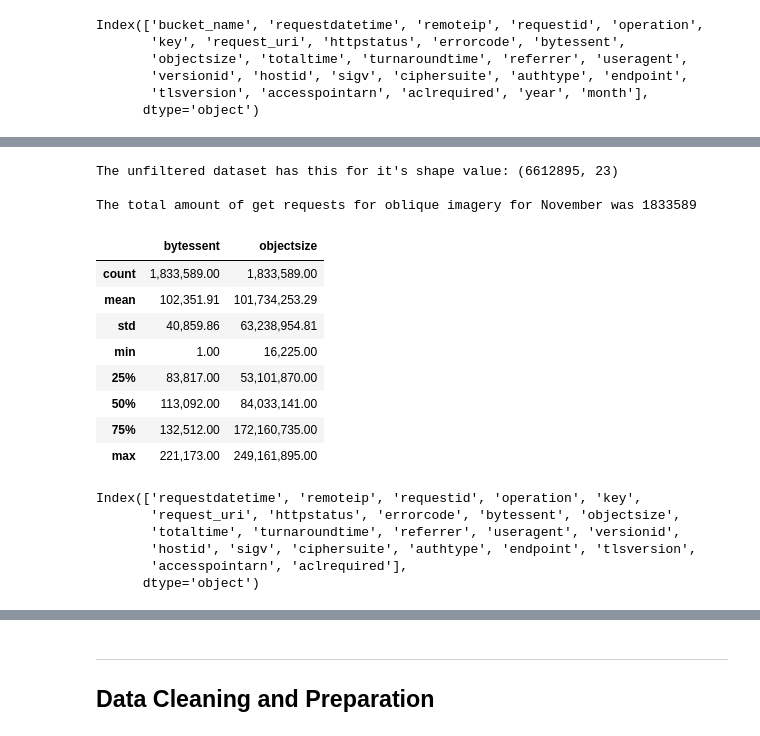
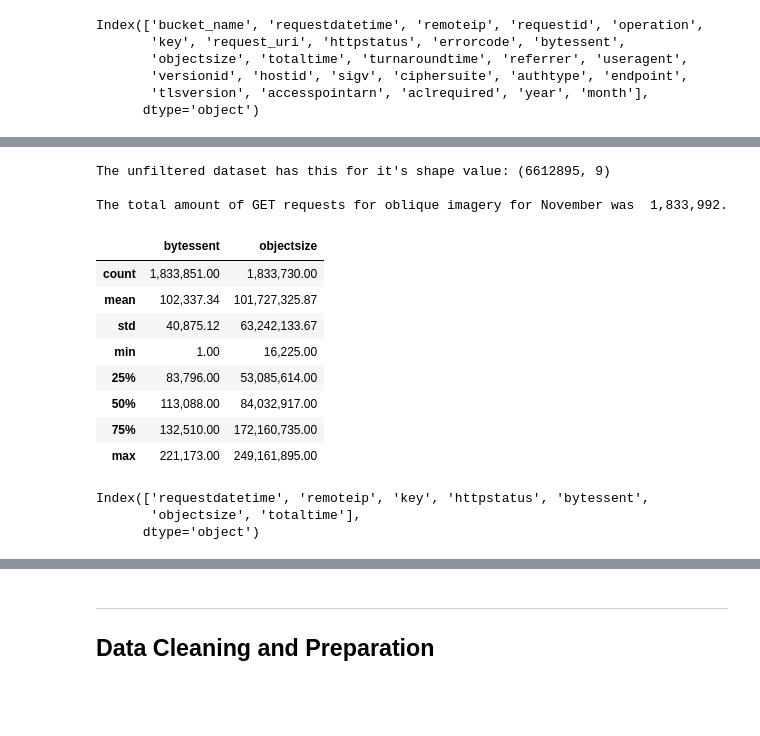
Before and after one commit to ianhorn/codeky-da-module2-project, a Jupyter notebook: data-project.ipynb, the cells around one changed output, grey strips where cells are left out. Drawn from its saved outputs; the diff is of its cells as text; code cells hidden in the pictures; blank space fills up the shorter version.

```diff
--- a/data-project.ipynb
+++ b/data-project.ipynb
@@ -83,43 +106,42 @@ Since I know that the values for `bucket_name` will be the same for all rows, I
 I also know that I'm looking for requests that come from the KyFromAbove Explorer, so I will also filter the dataframe for values `referrer=https://explore.kyfromabove.ky.gov/`.  I'm also only looking for GET request.
 # %%
 # drop bucket_name, year, and month
-logs = logs.drop(['bucket_name', 'year', 'month'], axis=1)
+logs = logs.drop(['bucket_name','requestid', 'request_uri', 'errorcode', 'turnaroundtime',
+                  'useragent','versionid', 'hostid', 'sigv', 'ciphersuite', 'authtype', 'endpoint',
+                  'tlsversion', 'accesspointarn', 'aclrequired', 'year', 'month'], axis=1)
 
 # filter for the referrer and the GET requests
 logs_filtered = logs[
     (logs['referrer'] == '"https://explore.kyfromabove.ky.gov/"') &
     (logs['operation'].str.contains('GET'))
 ]
 
-# drop nulls
-logs_filtered = logs_filtered.dropna()
-
 # Print some info
 print(f"The unfiltered dataset has this for it's shape value: {logs.shape}\n")
-print(f'The total amount of get requests for oblique imagery for November was {logs_filtered.shape[0]}\n')  # just to get an idea of the data
+print(f'The total amount of GET requests for oblique imagery for November was {logs_filtered.shape[0]: ,}.\n')  # just to get an idea of the data
+
+# drop a couple columns now that we've filtered
+logs_filtered = logs_filtered.drop(['referrer', 'operation'], axis=1)
 
 pd.options.display.float_format = '{:,.2f}'.format
 logs_filtered.describe()
 # %% [output]
-The unfiltered dataset has this for it's shape value: (6612895, 23)
+The unfiltered dataset has this for it's shape value: (6612895, 9)
 
-The total amount of get requests for oblique imagery for November was 1833589
+The total amount of GET requests for oblique imagery for November was  1,833,992.
 |  | bytessent | objectsize |
-| count | 1,833,589.00 | 1,833,589.00 |
-| mean | 102,351.91 | 101,734,253.29 |
-| std | 40,859.86 | 63,238,954.81 |
+| count | 1,833,851.00 | 1,833,730.00 |
+| mean | 102,337.34 | 101,727,325.87 |
+| std | 40,875.12 | 63,242,133.67 |
 | min | 1.00 | 16,225.00 |
-| 25% | 83,817.00 | 53,101,870.00 |
-| 50% | 113,092.00 | 84,033,141.00 |
-| 75% | 132,512.00 | 172,160,735.00 |
+| 25% | 83,796.00 | 53,085,614.00 |
+| 50% | 113,088.00 | 84,032,917.00 |
+| 75% | 132,510.00 | 172,160,735.00 |
 | max | 221,173.00 | 249,161,895.00 |
 # %%
 # check the columns
 logs_filtered.columns
 # %% [output]
-Index(['requestdatetime', 'remoteip', 'requestid', 'operation', 'key',
-       'request_uri', 'httpstatus', 'errorcode', 'bytessent', 'objectsize',
-       'totaltime', 'turnaroundtime', 'referrer', 'useragent', 'versionid',
-       'hostid', 'sigv', 'ciphersuite', 'authtype', 'endpoint', 'tlsversion',
-       'accesspointarn', 'aclrequired'],
+Index(['requestdatetime', 'remoteip', 'key', 'httpstatus', 'bytessent',
+       'objectsize', 'totaltime'],
       dtype='object')
```
Also changed, not shown: parts of 26 cells of this notebook.
